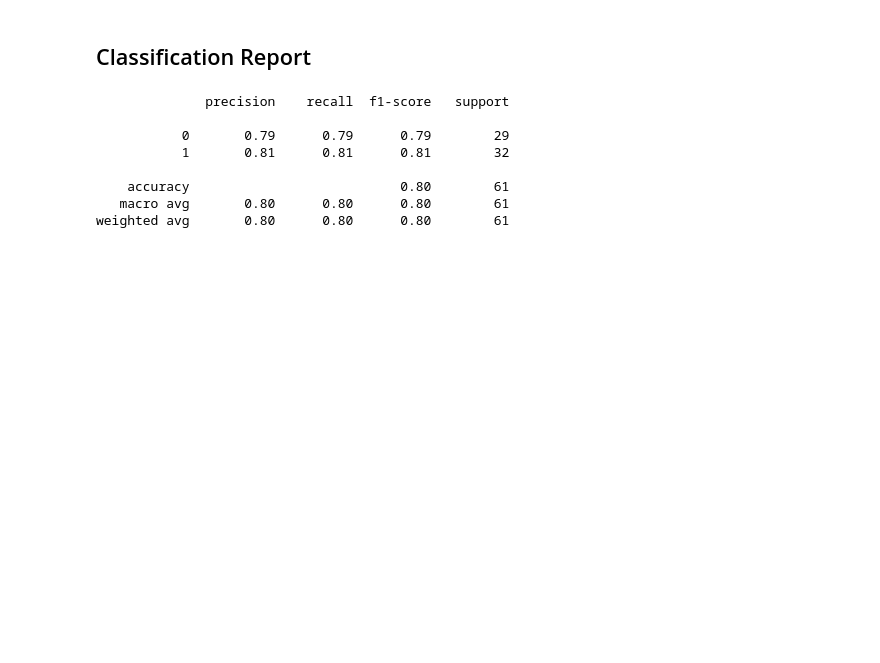
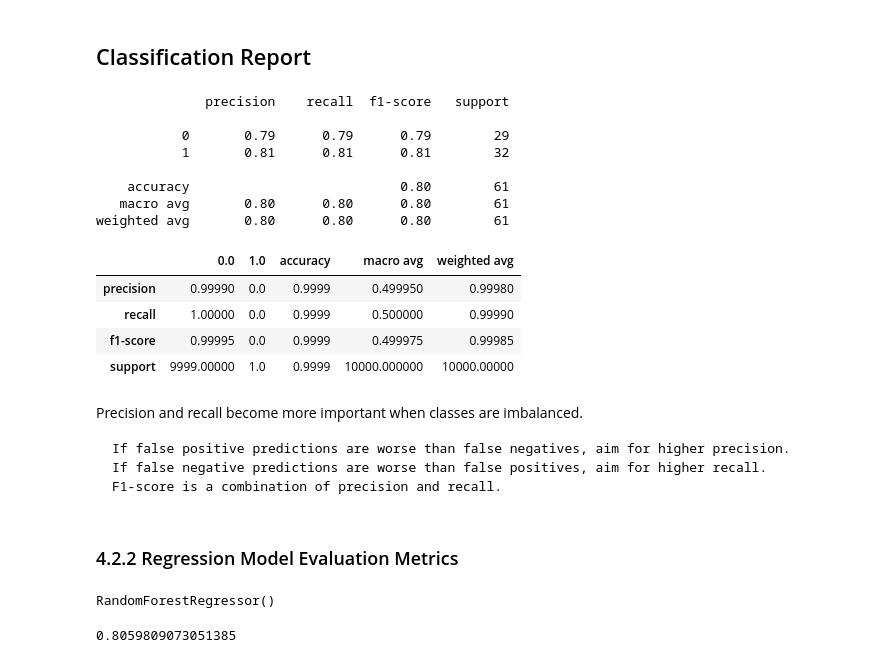
Before and after one commit to rickygrosvenor-pramanick/learn-ml, a Jupyter notebook: sklearn/introduction-to-sklearn.ipynb, the cells around one changed output. Cells and saved outputs as stored; diff of their text form; code cells hidden in the pictures; blank space fills up the shorter version.

```diff
--- a/sklearn/introduction-to-sklearn.ipynb
+++ b/sklearn/introduction-to-sklearn.ipynb
@@ -1159,3 +1159,26 @@ print(classification_report(y_test, y_preds))
     accuracy                           0.80        61
    macro avg       0.80      0.80      0.80        61
 weighted avg       0.80      0.80      0.80        61
+# %%
+# Where precision and recall become valuable - when we have class imbalances (great difference in number of 0s and 1s in dataset).
+disease_true = np.zeros(10000)
+disease_true[0] = 1 # only one positive case
+
+disease_preds = np.zeros(10000) # model predicts every case as 0
+
+pd.DataFrame(classification_report(disease_true,
+                                   disease_preds,
+                                   output_dict=True,
+                                   zero_division=0))
+# %% [output]
+|  | 0.0 | 1.0 | accuracy | macro avg | weighted avg |
+| precision | 0.99990 | 0.0 | 0.9999 | 0.499950 | 0.99980 |
+| recall | 1.00000 | 0.0 | 0.9999 | 0.500000 | 0.99990 |
+| f1-score | 0.99995 | 0.0 | 0.9999 | 0.499975 | 0.99985 |
+| support | 9999.00000 | 1.0 | 0.9999 | 10000.000000 | 10000.00000 |
+# %% [markdown]
+Precision and recall become more important when classes are imbalanced.
+
+    If false positive predictions are worse than false negatives, aim for higher precision.
+    If false negative predictions are worse than false positives, aim for higher recall.
+    F1-score is a combination of precision and recall.
@@ -1161,0 +1188,22 @@ weighted avg       0.80      0.80      0.80        61
+# %% [markdown]
+### 4.2.2 Regression Model Evaluation Metrics
+# %%
+from sklearn.ensemble import RandomForestRegressor
+from sklearn.model_selection import train_test_split
+np.random.seed(42)
+
+X = housing_df.drop("target", axis=1)
+y = housing_df["target"]
+
+X_train, X_test, y_train, y_test = train_test_split(X, y, test_size=0.2)
+
+model = RandomForestRegressor()
+model.fit(X_train, y_train)
+# %% [output]
+RandomForestRegressor()
+# %%
+# R^2 - coefficient of determination (default given by the .score method)
+# This is basically a measure of how much of the target variable can be predicted by the feature variables
+model.score(X_test, y_test)
+# %% [output]
+0.8059809073051385
```
Also changed, not shown: parts of 32 cells of this notebook.
